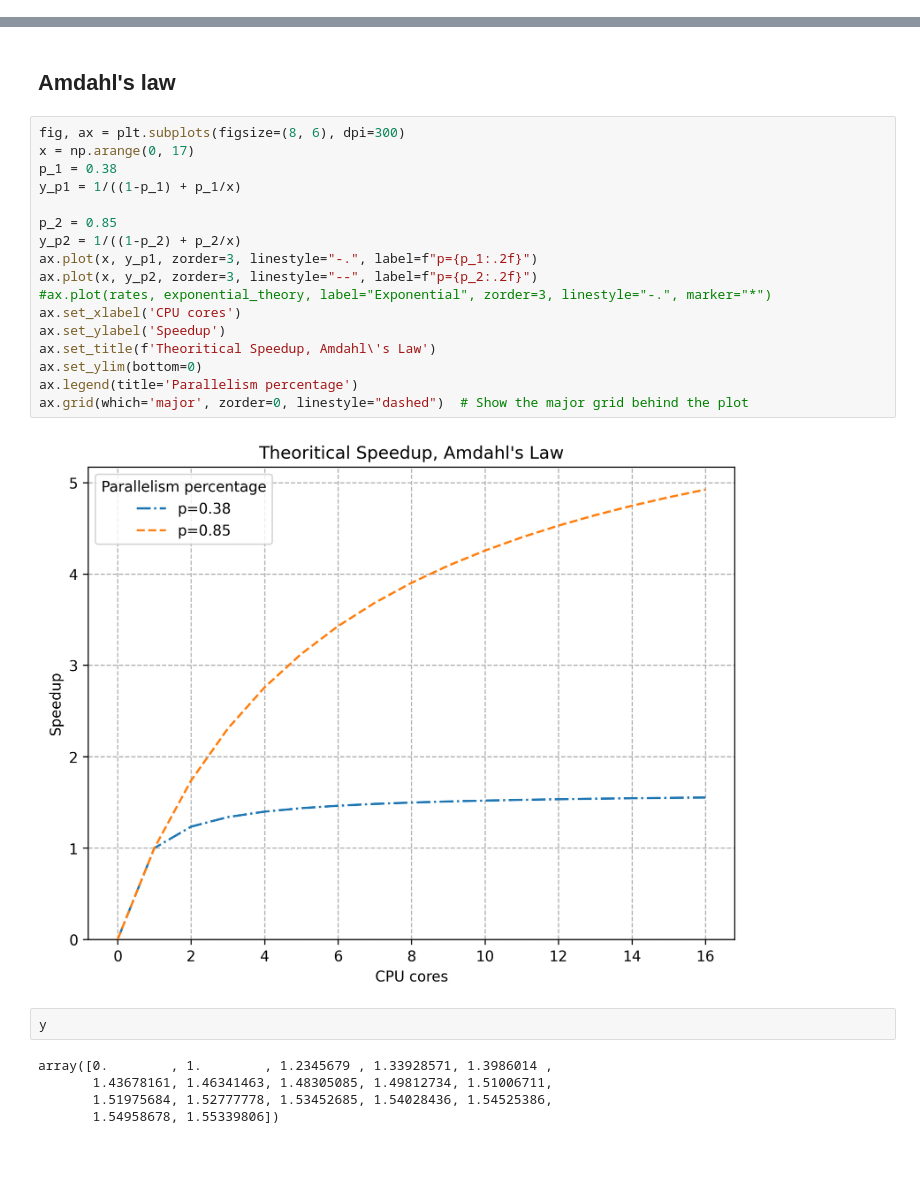
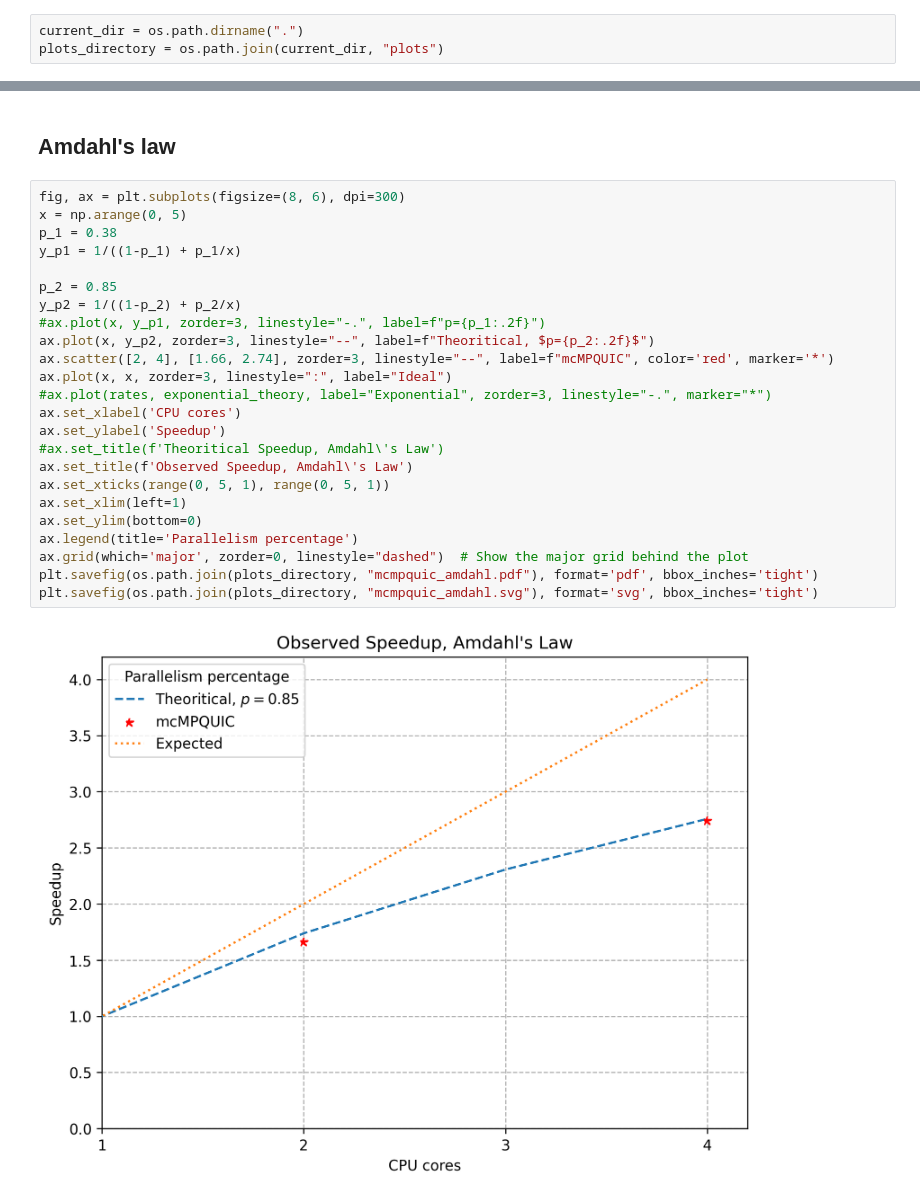
Before and after one commit to vanyingenzi/master_thesis_utilies, a Jupyter notebook: analysis/perf_plotting.ipynb, the cells around one changed output, grey strips where cells are left out. Cells and saved outputs as stored; diff of their text form; blank space fills up the shorter version.

```diff
--- a/analysis/perf_plotting.ipynb
+++ b/analysis/perf_plotting.ipynb
@@ -9,3 +10,6 @@ import numpy as np
+# %%
+current_dir = os.path.dirname(".")
+plots_directory = os.path.join(current_dir, "plots")
 # %% [markdown]
 ## Perf
 # %%
@@ -123,27 +127,27 @@ Text(0.5, 0.98, 'CPU cycles distribution')
 ## Amdahl's law
 # %%
 fig, ax = plt.subplots(figsize=(8, 6), dpi=300)
-x = np.arange(0, 17)
+x = np.arange(0, 5)
 p_1 = 0.38
 y_p1 = 1/((1-p_1) + p_1/x)
 
 p_2 = 0.85
 y_p2 = 1/((1-p_2) + p_2/x)
-ax.plot(x, y_p1, zorder=3, linestyle="-.", label=f"p={p_1:.2f}")
-ax.plot(x, y_p2, zorder=3, linestyle="--", label=f"p={p_2:.2f}")
+#ax.plot(x, y_p1, zorder=3, linestyle="-.", label=f"p={p_1:.2f}")
+ax.plot(x, y_p2, zorder=3, linestyle="--", label=f"Theoritical, $p={p_2:.2f}$")
+ax.scatter([2, 4], [1.66, 2.74], zorder=3, linestyle="--", label=f"mcMPQUIC", color='red', marker='*')
+ax.plot(x, x, zorder=3, linestyle=":", label="Ideal")
 #ax.plot(rates, exponential_theory, label="Exponential", zorder=3, linestyle="-.", marker="*")
 ax.set_xlabel('CPU cores')
 ax.set_ylabel('Speedup')
-ax.set_title(f'Theoritical Speedup, Amdahl\'s Law')
+#ax.set_title(f'Theoritical Speedup, Amdahl\'s Law')
+ax.set_title(f'Observed Speedup, Amdahl\'s Law')
+ax.set_xticks(range(0, 5, 1), range(0, 5, 1))
+ax.set_xlim(left=1)
 ax.set_ylim(bottom=0)
 ax.legend(title='Parallelism percentage')
 ax.grid(which='major', zorder=0, linestyle="dashed")  # Show the major grid behind the plot
+plt.savefig(os.path.join(plots_directory, "mcmpquic_amdahl.pdf"), format='pdf', bbox_inches='tight')
+plt.savefig(os.path.join(plots_directory, "mcmpquic_amdahl.svg"), format='svg', bbox_inches='tight')
 # %% [output]
-[figure, old version]
+[figure, new version]
-# %%
-y
-# %% [output]
-array([0.        , 1.        , 1.2345679 , 1.33928571, 1.3986014 ,
-       1.43678161, 1.46341463, 1.48305085, 1.49812734, 1.51006711,
-       1.51975684, 1.52777778, 1.53452685, 1.54028436, 1.54525386,
-       1.54958678, 1.55339806])
```
Also changed, not shown: parts of 1 cell of this notebook, 19 other files.
